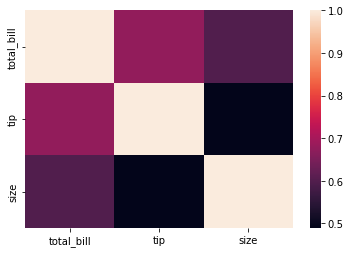
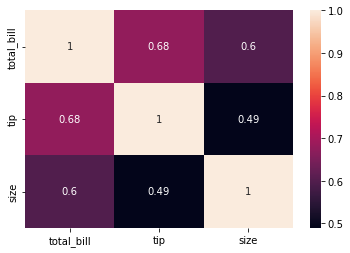
Code edit (unified diff) that turned the first committed figure into the second:
--- before
+++ after
@@ -1 +1 @@
-sns.heatmap(df.corr())
+sns.heatmap(df.corr(numeric_only=True), annot=True)

Commit: Fix pandas 2.x heatmap error and point README notebook links at live repo